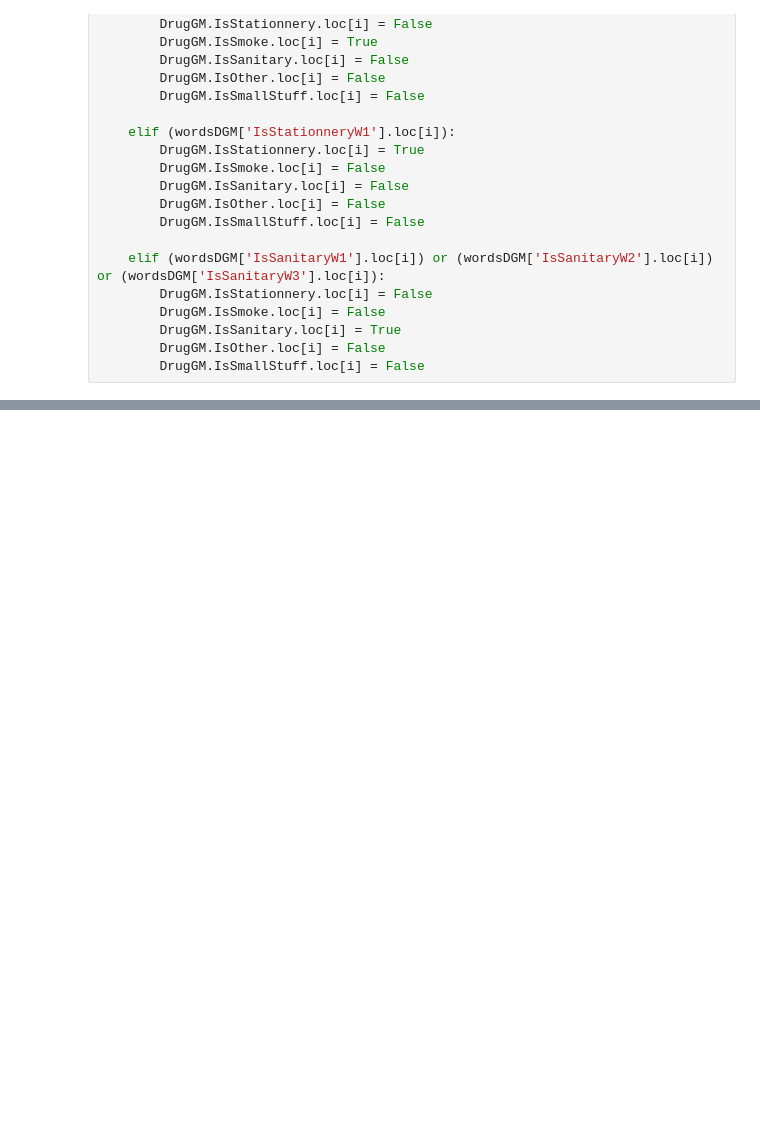
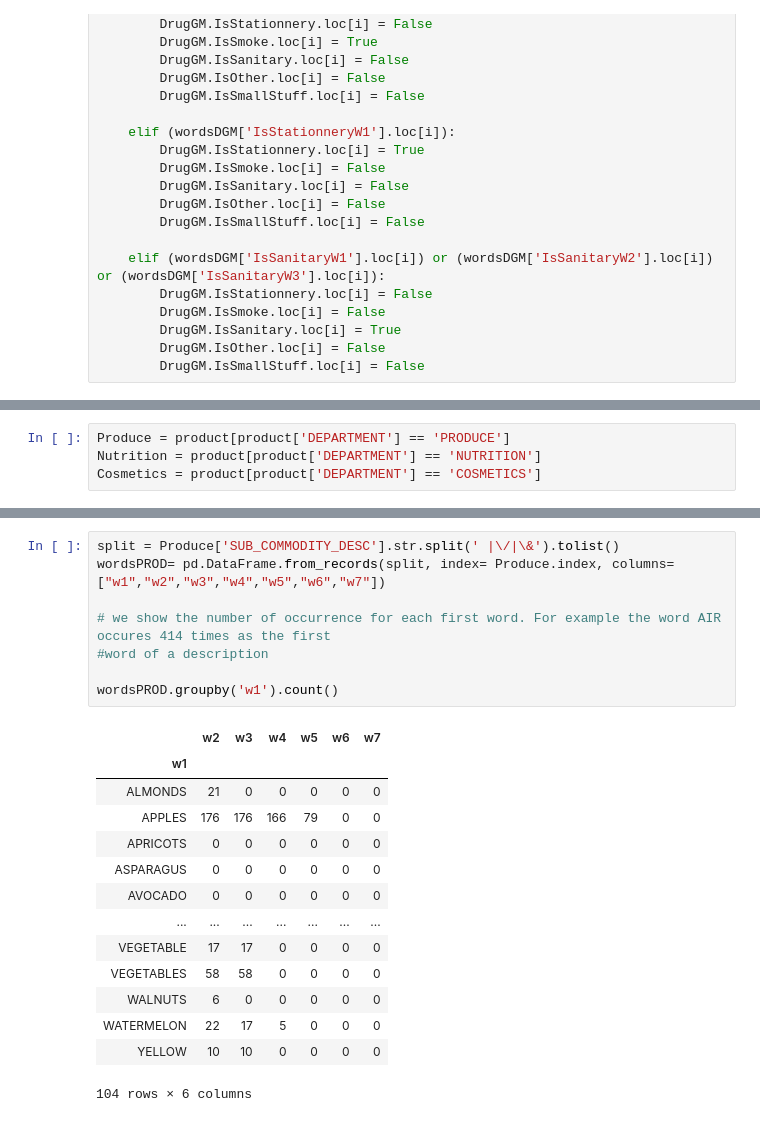
Before and after one commit to marvande/epfl-ada-2019-data-analysis, a Jupyter notebook: code/Products.ipynb, the cells around one changed output, grey strips where cells are left out. Cells and saved outputs as stored; diff of their text form; blank space fills up the shorter version.

```diff
--- a/code/Products.ipynb
+++ b/code/Products.ipynb
@@ -548,0 +513,4 @@ DrugGM.groupby(DrugGM.IsSmallStuff)
+# %%
+Produce = product[product['DEPARTMENT'] == 'PRODUCE']
+Nutrition = product[product['DEPARTMENT'] == 'NUTRITION']
+Cosmetics = product[product['DEPARTMENT'] == 'COSMETICS']
@@ -548,0 +527,23 @@ DrugGM.groupby(DrugGM.IsSmallStuff)
+# %%
+split = Produce['SUB_COMMODITY_DESC'].str.split(' |\/|\&').tolist()
+wordsPROD= pd.DataFrame.from_records(split, index= Produce.index, columns=["w1","w2","w3","w4","w5","w6","w7"])
+
+# we show the number of occurrence for each first word. For example the word AIR occures 414 times as the first
+#word of a description
+
+wordsPROD.groupby('w1').count()
+# %% [output]
+|  | w2 | w3 | w4 | w5 | w6 | w7 |
+| w1 |  |  |  |  |  |  |
+| ALMONDS | 21 | 0 | 0 | 0 | 0 | 0 |
+| APPLES | 176 | 176 | 166 | 79 | 0 | 0 |
+| APRICOTS | 0 | 0 | 0 | 0 | 0 | 0 |
+| ASPARAGUS | 0 | 0 | 0 | 0 | 0 | 0 |
+| AVOCADO | 0 | 0 | 0 | 0 | 0 | 0 |
+| ... | ... | ... | ... | ... | ... | ... |
+| VEGETABLE | 17 | 17 | 0 | 0 | 0 | 0 |
+| VEGETABLES | 58 | 58 | 0 | 0 | 0 | 0 |
+| WALNUTS | 6 | 0 | 0 | 0 | 0 | 0 |
+| WATERMELON | 22 | 17 | 5 | 0 | 0 | 0 |
+| YELLOW | 10 | 10 | 0 | 0 | 0 | 0 |
+104 rows × 6 columns
```
Also changed, not shown: parts of 12 cells of this notebook.
